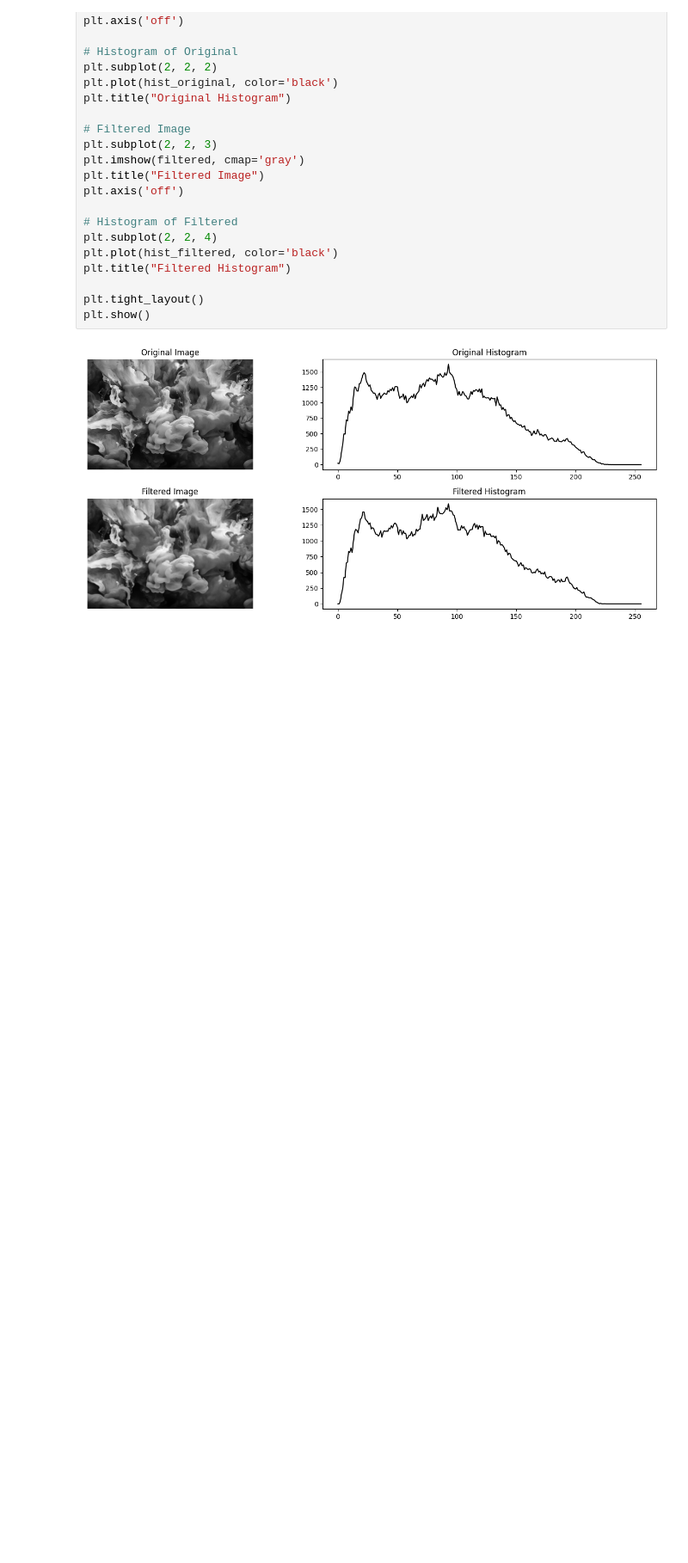
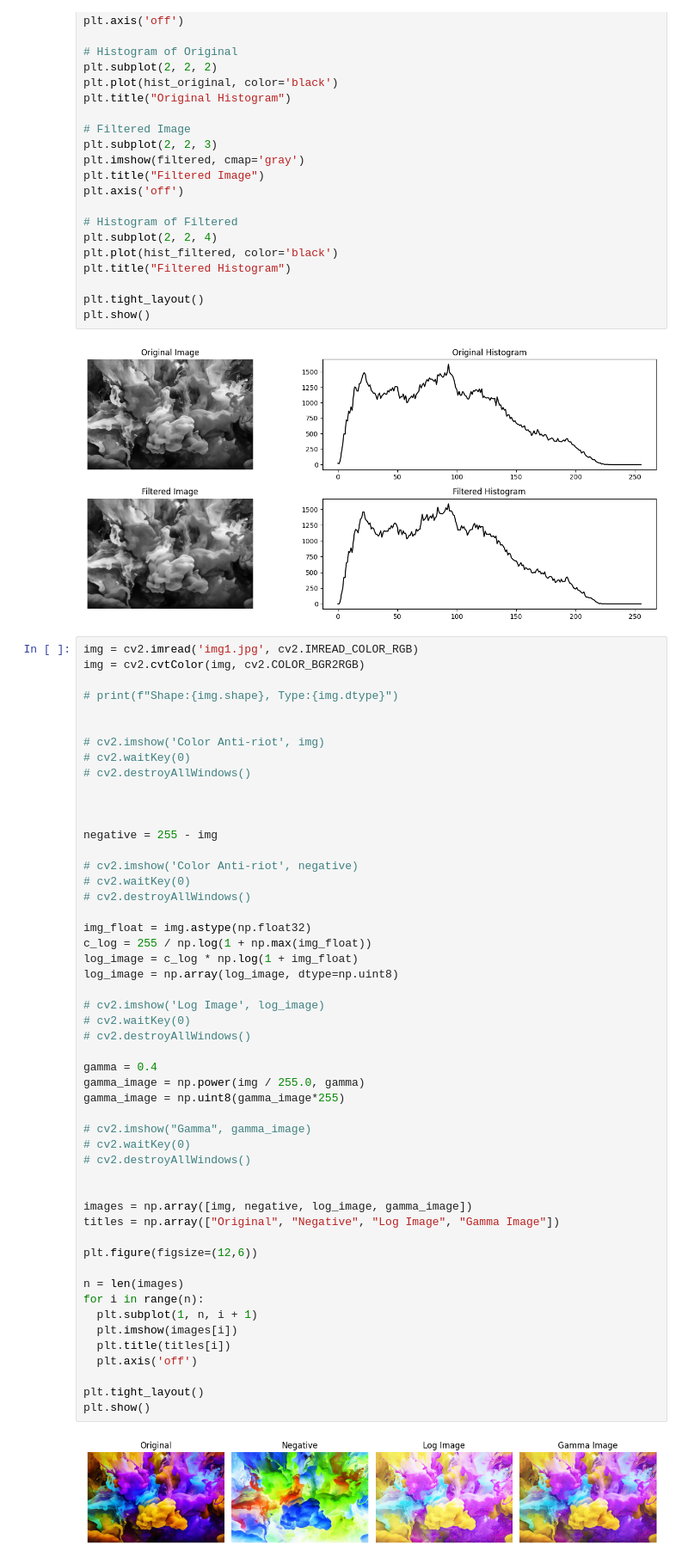
Before and after one commit to thevkp/Spatial-Filtering, a Jupyter notebook: intro.ipynb, the cells around one changed output. Shown at 86% size. Saved outputs shown, nothing was run; the diff lists cells and outputs as text; blank space fills up the shorter version.

Commit message:
Applied Transformation on Color Image

```diff
--- a/intro.ipynb
+++ b/intro.ipynb
@@ -190,3 +190,56 @@ plt.tight_layout()
 plt.show()
 # %% [output]
 [figure]
+# %%
+img = cv2.imread('img1.jpg', cv2.IMREAD_COLOR_RGB)
+img = cv2.cvtColor(img, cv2.COLOR_BGR2RGB)
+
+# print(f"Shape:{img.shape}, Type:{img.dtype}")
+
+
+# cv2.imshow('Color Anti-riot', img)
+# cv2.waitKey(0)
+# cv2.destroyAllWindows()
+
+
+
+negative = 255 - img
+
+# cv2.imshow('Color Anti-riot', negative)
+# cv2.waitKey(0)
+# cv2.destroyAllWindows()
+
+img_float = img.astype(np.float32)
+c_log = 255 / np.log(1 + np.max(img_float))
+log_image = c_log * np.log(1 + img_float)
+log_image = np.array(log_image, dtype=np.uint8)
+
+# cv2.imshow('Log Image', log_image)
+# cv2.waitKey(0)
+# cv2.destroyAllWindows()
+
+gamma = 0.4
+gamma_image = np.power(img / 255.0, gamma)
+gamma_image = np.uint8(gamma_image*255)
+
+# cv2.imshow("Gamma", gamma_image)
+# cv2.waitKey(0)
+# cv2.destroyAllWindows()
+
+
+images = np.array([img, negative, log_image, gamma_image])
+titles = np.array(["Original", "Negative", "Log Image", "Gamma Image"])
+
+plt.figure(figsize=(12,6))
+
+n = len(images)
+for i in range(n):
+  plt.subplot(1, n, i + 1)
+  plt.imshow(images[i])
+  plt.title(titles[i])
+  plt.axis('off')
+
+plt.tight_layout()
+plt.show()
+# %% [output]
+[figure, added]
```
